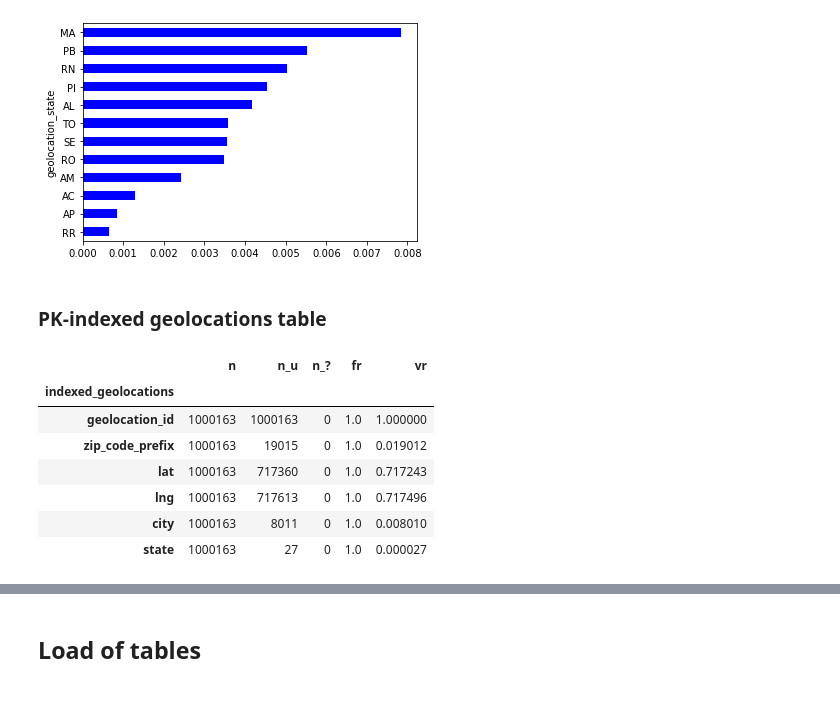
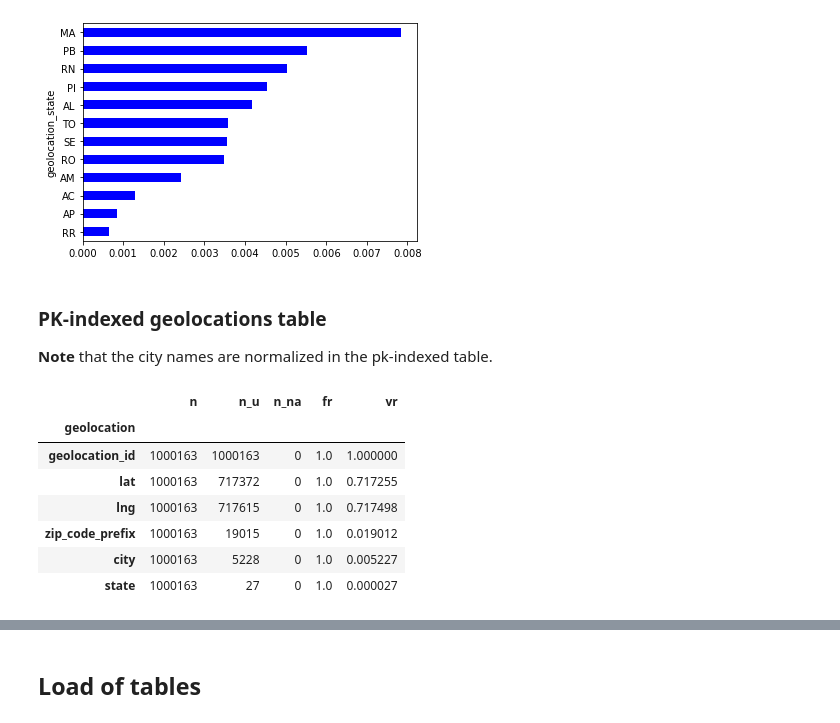
Before and after one commit to Franck-PepperLabs/pepper_olist_market_segmentation, a Jupyter notebook: jupyter/Lepoivre_Franck_1_notebook_exploration_112022.ipynb, the cells around one changed output, grey strips where cells are left out. Saved outputs shown, nothing was run; the diff lists cells and outputs as text; code cells hidden in the pictures.

```diff
--- a/jupyter/Lepoivre_Franck_1_notebook_exploration_112022.ipynb
+++ b/jupyter/Lepoivre_Franck_1_notebook_exploration_112022.ipynb
@@ -767,17 +769,19 @@ plot_freqs(geolocations, 'geolocation_state', max=.01, min=.0001)
 [figure]
 # %% [markdown]
 ### PK-indexed geolocations table
+
+**Note** that the city names are normalized in the pk-indexed table.
 # %%
-indexed_geolocations = get_geolocations().reset_index()
-display(discrete_stats(indexed_geolocations, 'indexed_geolocations'))
+geolocations = get_geolocations().reset_index()
+display(discrete_stats(geolocations))
 # %% [output]
-|  | n | n_u | n_? | fr | vr |
-| indexed_geolocations |  |  |  |  |  |
+|  | n | n_u | n_na | fr | vr |
+| geolocation |  |  |  |  |  |
 | geolocation_id | 1000163 | 1000163 | 0 | 1.0 | 1.000000 |
+| lat | 1000163 | 717372 | 0 | 1.0 | 0.717255 |
+| lng | 1000163 | 717615 | 0 | 1.0 | 0.717498 |
 | zip_code_prefix | 1000163 | 19015 | 0 | 1.0 | 0.019012 |
-| lat | 1000163 | 717360 | 0 | 1.0 | 0.717243 |
-| lng | 1000163 | 717613 | 0 | 1.0 | 0.717496 |
-| city | 1000163 | 8011 | 0 | 1.0 | 0.008010 |
+| city | 1000163 | 5228 | 0 | 1.0 | 0.005227 |
 | state | 1000163 | 27 | 0 | 1.0 | 0.000027 |
 # %% [markdown]
 # Entities and relationships: database schema discovery
```
Also changed, not shown: parts of 111 cells of this notebook, 17 other files.
